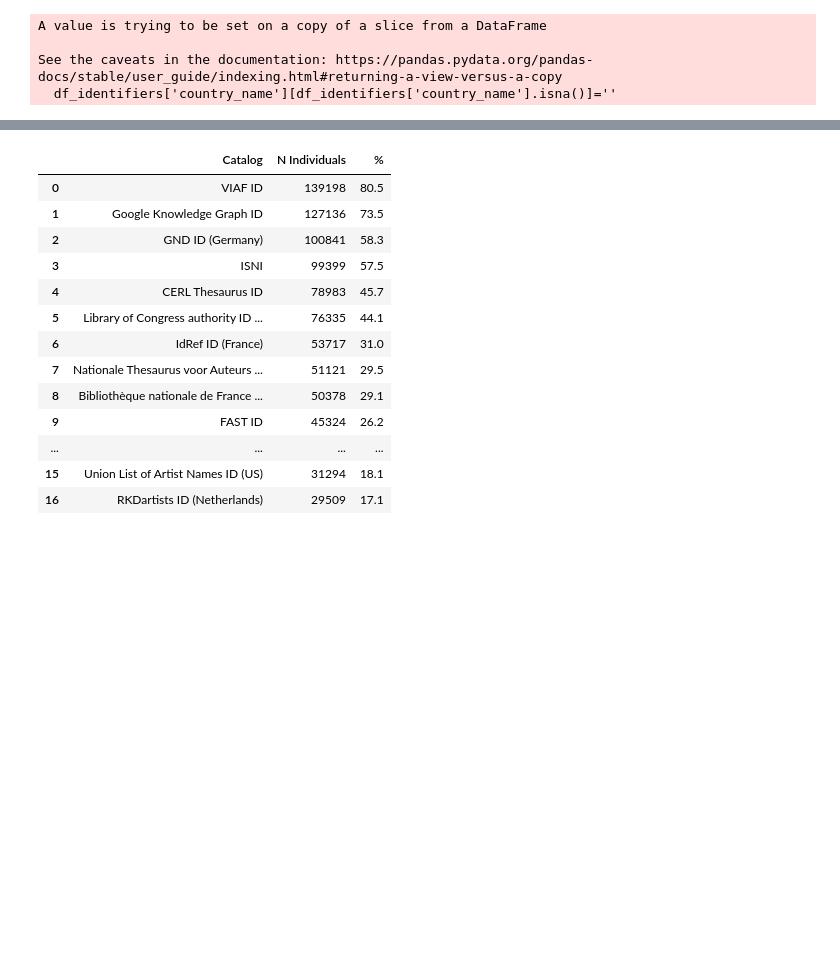
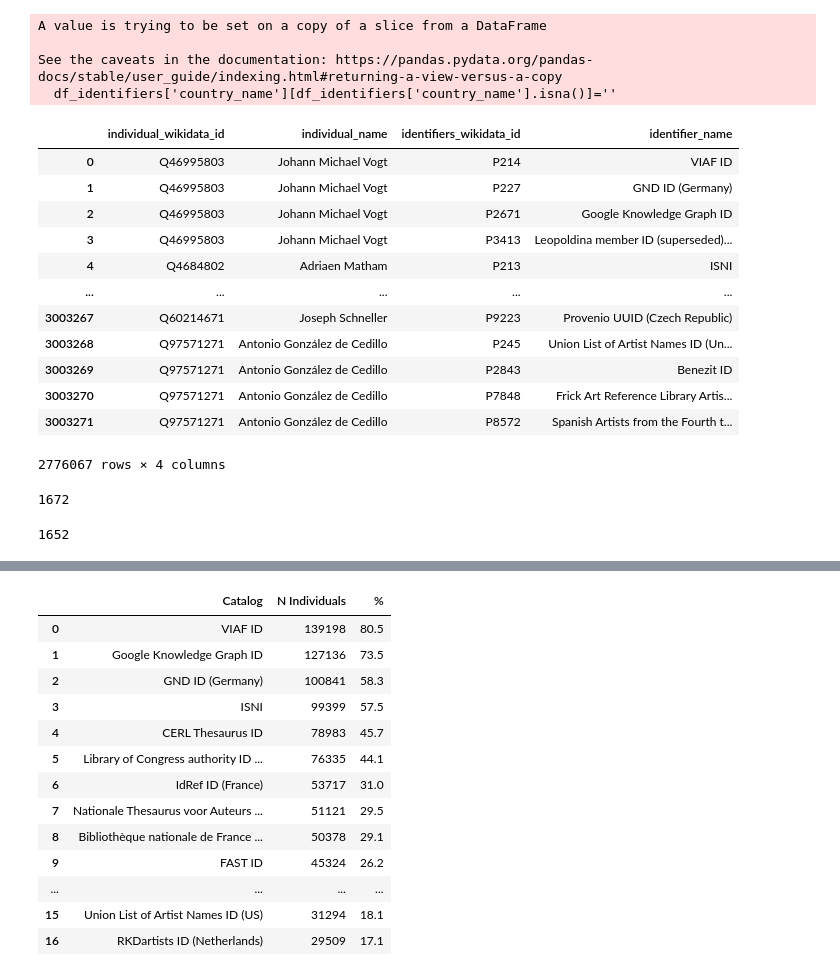
Before and after one commit to charlesdedampierre/cultura, a Jupyter notebook: 3 - stats_by_catalog.ipynb, the cells around one changed output, grey strips where cells are left out. Drawn from its saved outputs; the diff is of its cells as text; code cells hidden in the pictures; blank space fills up the shorter version.

```diff
--- a/3 - stats_by_catalog.ipynb
+++ b/3 - stats_by_catalog.ipynb
@@ -54,6 +54,30 @@ df_ind_identifiers = df_ind_identifiers[~df_ind_identifiers['identifier_name'].s
 
 # Drop duplicated after mergeing GND and Freebase
 df_ind_identifiers = df_ind_identifiers.drop_duplicates()
+# %%
+df_ind_identifiers
+# %% [output]
+|  | individual_wikidata_id | individual_name | identifiers_wikidata_id | identifier_name |
+| 0 | Q46995803 | Johann Michael Vogt | P214 | VIAF ID |
+| 1 | Q46995803 | Johann Michael Vogt | P227 | GND ID (Germany) |
+| 2 | Q46995803 | Johann Michael Vogt | P2671 | Google Knowledge Graph ID |
+| 3 | Q46995803 | Johann Michael Vogt | P3413 | Leopoldina member ID (superseded)... |
+| 4 | Q4684802 | Adriaen Matham | P213 | ISNI |
+| ... | ... | ... | ... | ... |
+| 3003267 | Q60214671 | Joseph Schneller | P9223 | Provenio UUID (Czech Republic) |
+| 3003268 | Q97571271 | Antonio González de Cedillo | P245 | Union List of Artist Names ID (Un... |
+| 3003269 | Q97571271 | Antonio González de Cedillo | P2843 | Benezit ID |
+| 3003270 | Q97571271 | Antonio González de Cedillo | P7848 | Frick Art Reference Library Artis... |
+| 3003271 | Q97571271 | Antonio González de Cedillo | P8572 | Spanish Artists from the Fourth t... |
+2776067 rows × 4 columns
+# %%
+len(set(df_ind_identifiers.identifiers_wikidata_id))
+# %% [output]
+1672
 # %%
 df_final = pd.merge(df_ind_identifiers, individuals, on = 'individual_wikidata_id')
 df_stats = df_final[['individual_wikidata_id', 'identifier_name']].drop_duplicates()
+# %%
+len(set(df_stats['identifier_name']))
+# %% [output]
+1652
```
Also changed, not shown: parts of 6 cells of this notebook, 3 other files.
